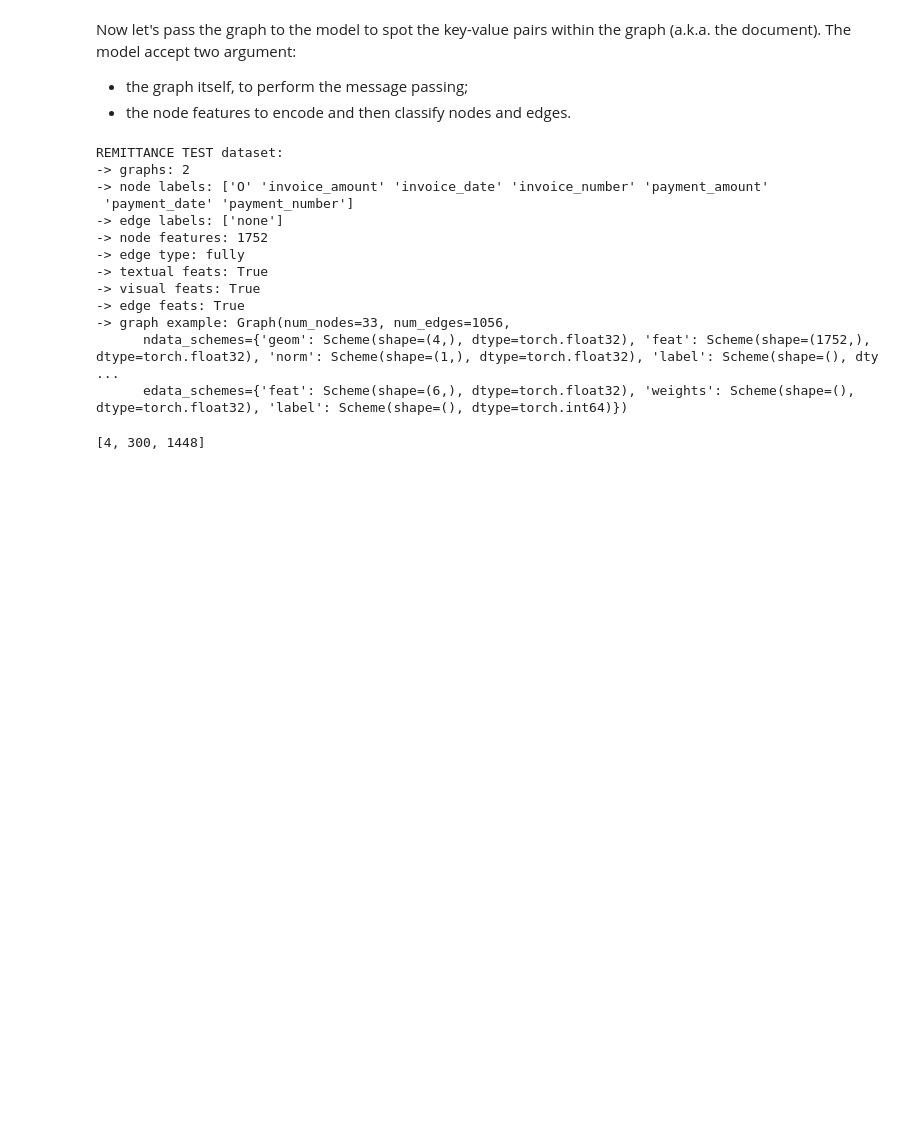
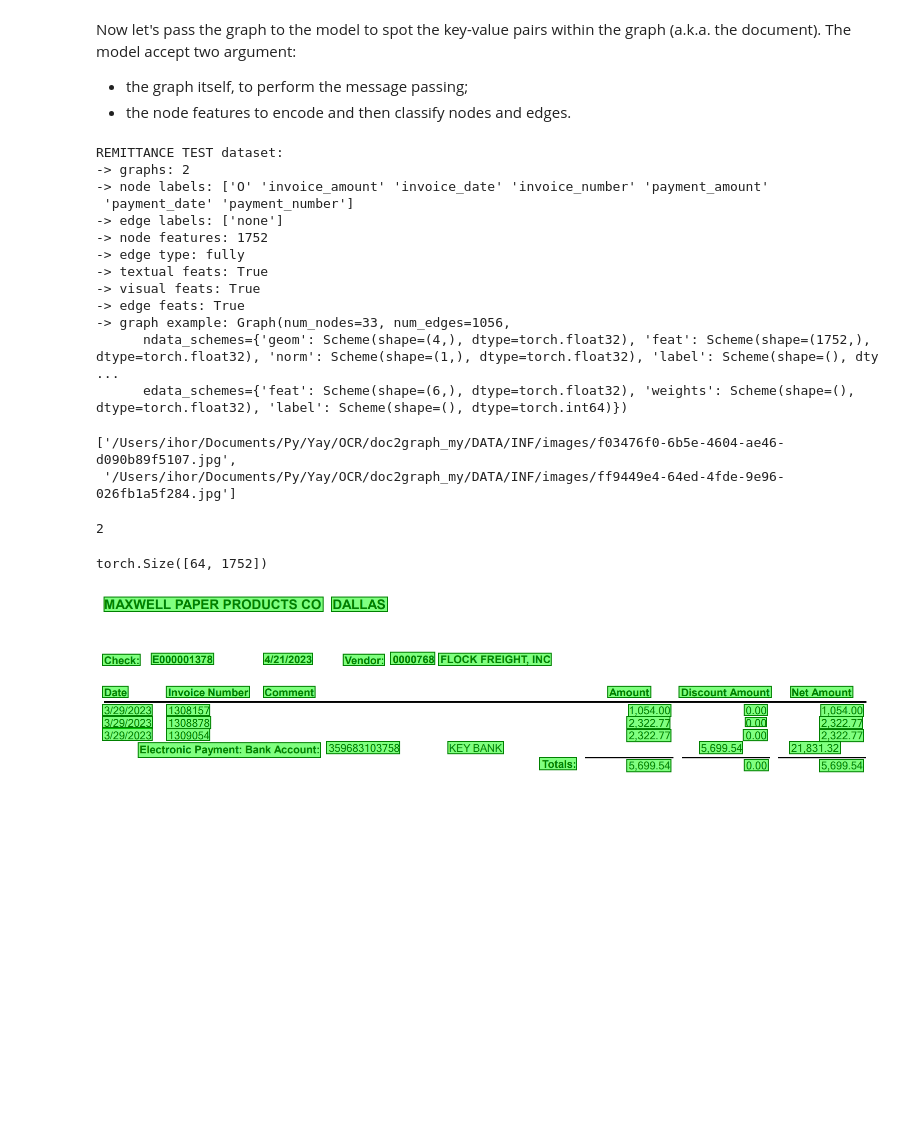
Before and after one commit to bilykigor/doc2graph, a Jupyter notebook: kie.ipynb, the cells around one changed output. Cells and saved outputs as stored; diff of their text form; code cells hidden in the pictures; blank space fills up the shorter version.

```diff
--- a/kie.ipynb
+++ b/kie.ipynb
@@ -265,9 +265,18 @@ REMITTANCE TEST dataset:
       ndata_schemes={'geom': Scheme(shape=(4,), dtype=torch.float32), 'feat': Scheme(shape=(1752,), dtype=torch.float32), 'norm': Scheme(shape=(1,), dtype=torch.float32), 'label': Scheme(shape=(), dty ...
       edata_schemes={'feat': Scheme(shape=(6,), dtype=torch.float32), 'weights': Scheme(shape=(), dtype=torch.float32), 'label': Scheme(shape=(), dtype=torch.int64)})
 # %%
-test_data.feature_chunks
+test_data.paths
 # %% [output]
-[4, 300, 1448]
+['/Users/ihor/Documents/Py/Yay/OCR/doc2graph_my/DATA/INF/images/f03476f0-6b5e-4604-ae46-d090b89f5107.jpg',
+ '/Users/ihor/Documents/Py/Yay/OCR/doc2graph_my/DATA/INF/images/ff9449e4-64ed-4fde-9e96-026fb1a5f284.jpg']
+# %%
+len(test_data)
+# %% [output]
+2
+# %%
+test_graph.ndata['feat'].shape
+# %% [output]
+torch.Size([64, 1752])
 # %%
 def unnormalize_box(bbox, width, height):
     return [
@@ -276,6 +285,13 @@ def unnormalize_box(bbox, width, height):
         width * (bbox[2] / 1000),
         height * (bbox[3] / 1000),
     ]
+# %%
+inf_graph = graphs[0]
+boxes = list(inf_graph.ndata['geom'].numpy())
+boxes = [unnormalize_box(box, size[0], size[1]) for box in boxes]
+draw_boxes(image.copy(), boxes, None)
+# %% [output]
+[figure, added]
 # %%
 from torch.nn import functional as F
 import numpy as np
```
Also changed, not shown: parts of 7 cells of this notebook, 3 other files.
